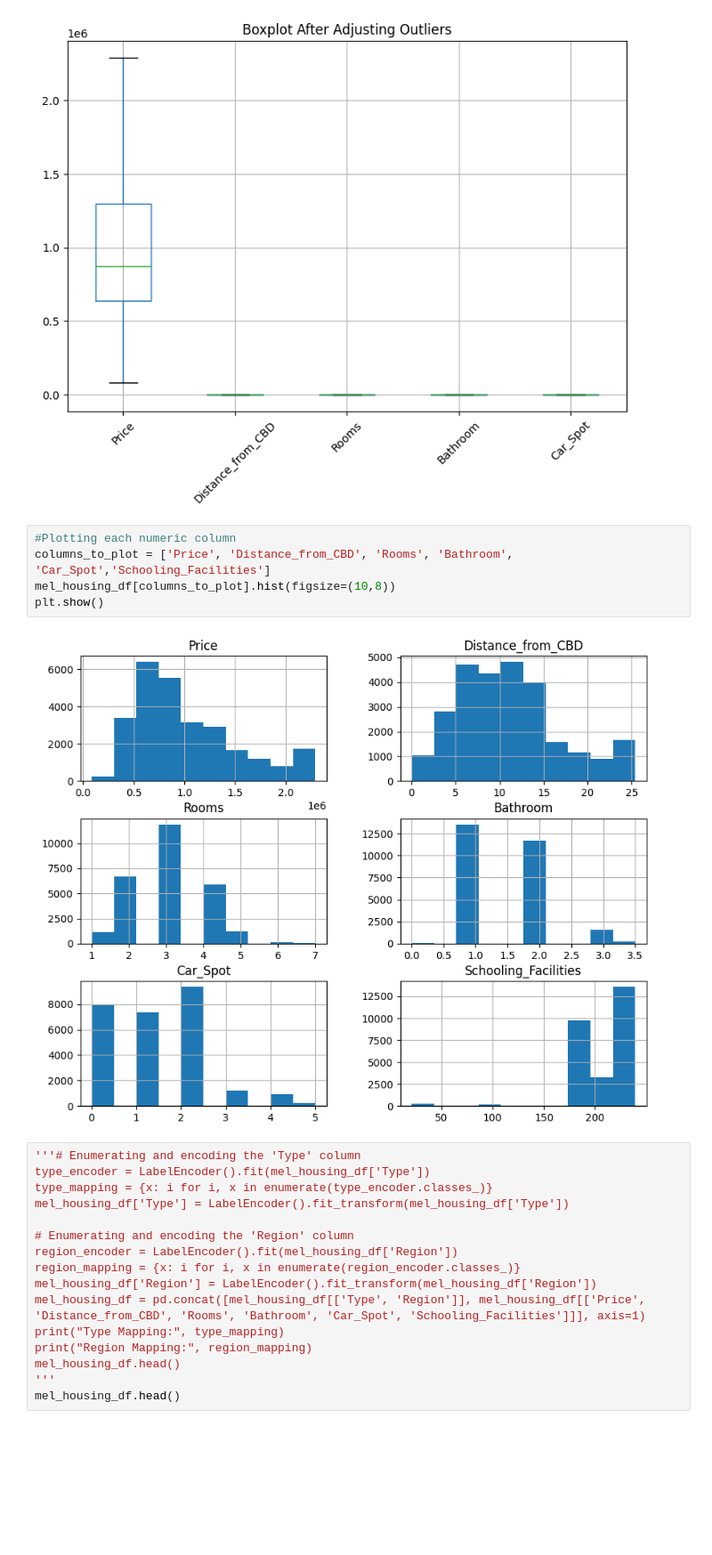
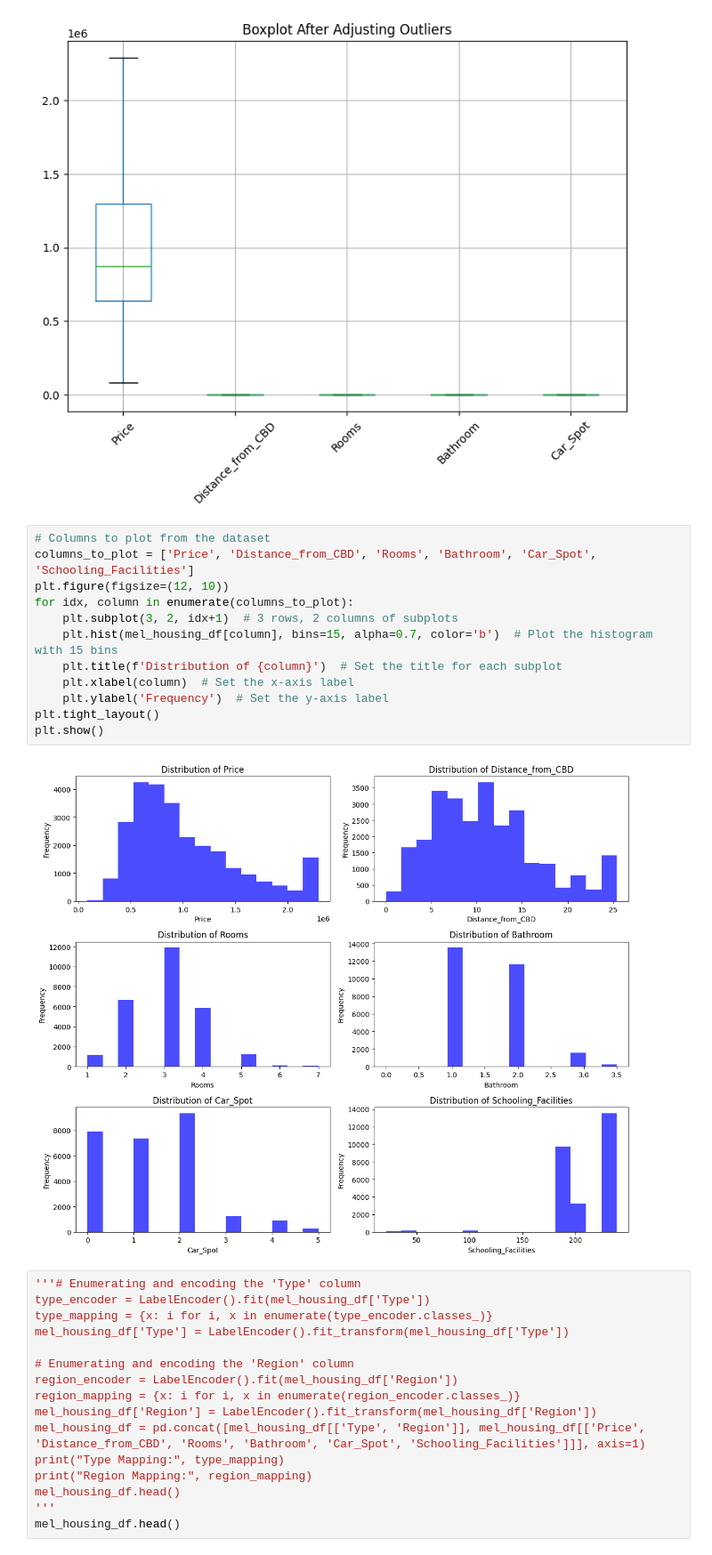
Before and after one commit to Eshitamjn20/HEM-Housing-ML-Model, a Jupyter notebook: mel-housing-data-processing.ipynb, the cells around one changed output. Shown at 89% size. Drawn from its saved outputs; the diff is of its cells as text; blank space fills up the shorter version.

```diff
--- a/mel-housing-data-processing.ipynb
+++ b/mel-housing-data-processing.ipynb
@@ -322,13 +322,20 @@ plt.xticks(rotation=45)
 plt.show()
 # %% [output]
 [figure]
-# %%
-#Plotting each numeric column
-columns_to_plot = ['Price', 'Distance_from_CBD', 'Rooms', 'Bathroom', 'Car_Spot','Schooling_Facilities']
-mel_housing_df[columns_to_plot].hist(figsize=(10,8))
-plt.show()
-# %% [output]
-[figure, removed]
+# %%
+# Columns to plot from the dataset
+columns_to_plot = ['Price', 'Distance_from_CBD', 'Rooms', 'Bathroom', 'Car_Spot', 'Schooling_Facilities']
+plt.figure(figsize=(12, 10))
+for idx, column in enumerate(columns_to_plot):
+    plt.subplot(3, 2, idx+1)  # 3 rows, 2 columns of subplots
+    plt.hist(mel_housing_df[column], bins=15, alpha=0.7, color='b')  # Plot the histogram with 15 bins
+    plt.title(f'Distribution of {column}')  # Set the title for each subplot
+    plt.xlabel(column)  # Set the x-axis label
+    plt.ylabel('Frequency')  # Set the y-axis label
+plt.tight_layout()
+plt.show()
+# %% [output]
+[figure, added]
 # %%
 '''# Enumerating and encoding the 'Type' column
 type_encoder = LabelEncoder().fit(mel_housing_df['Type'])
```
